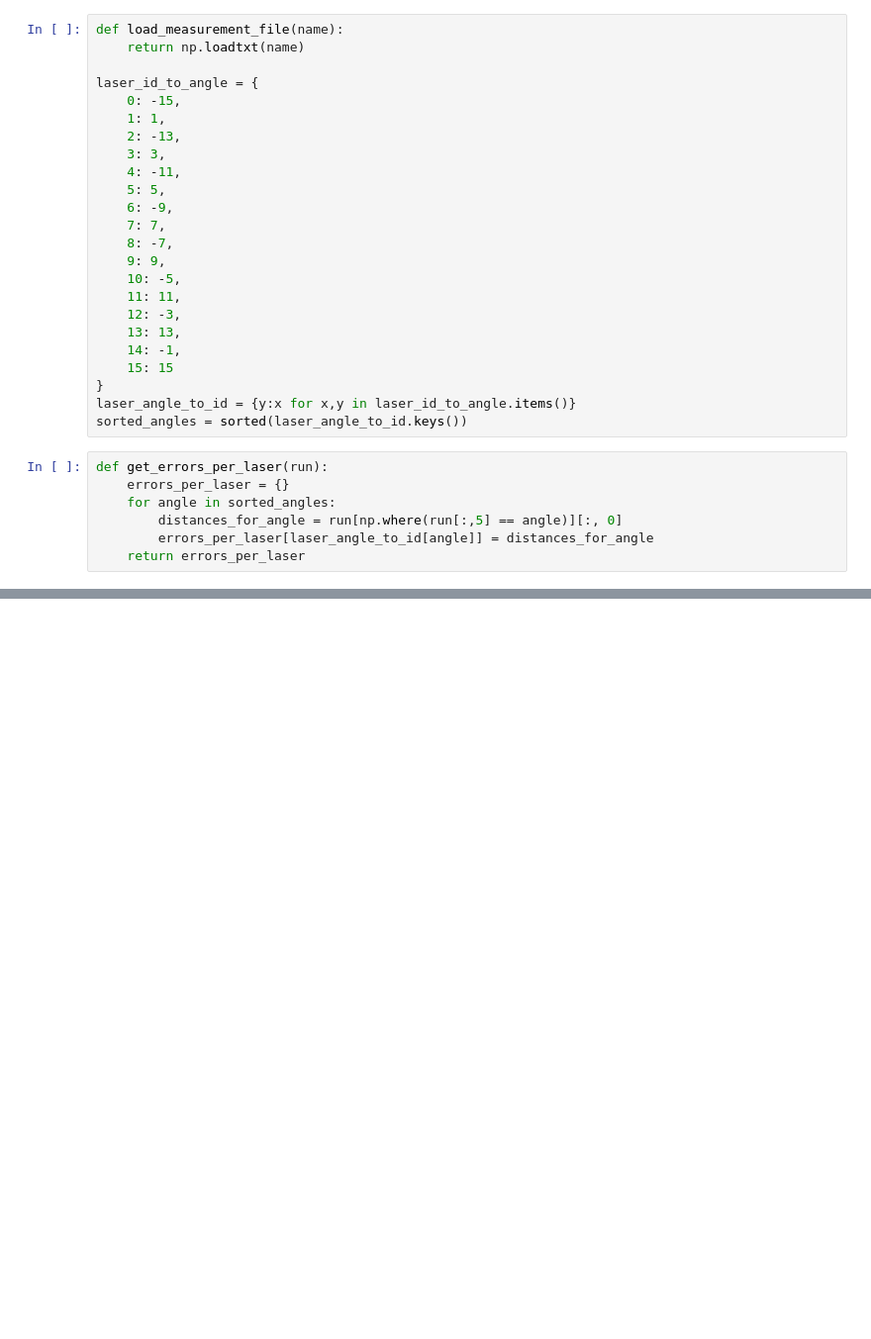
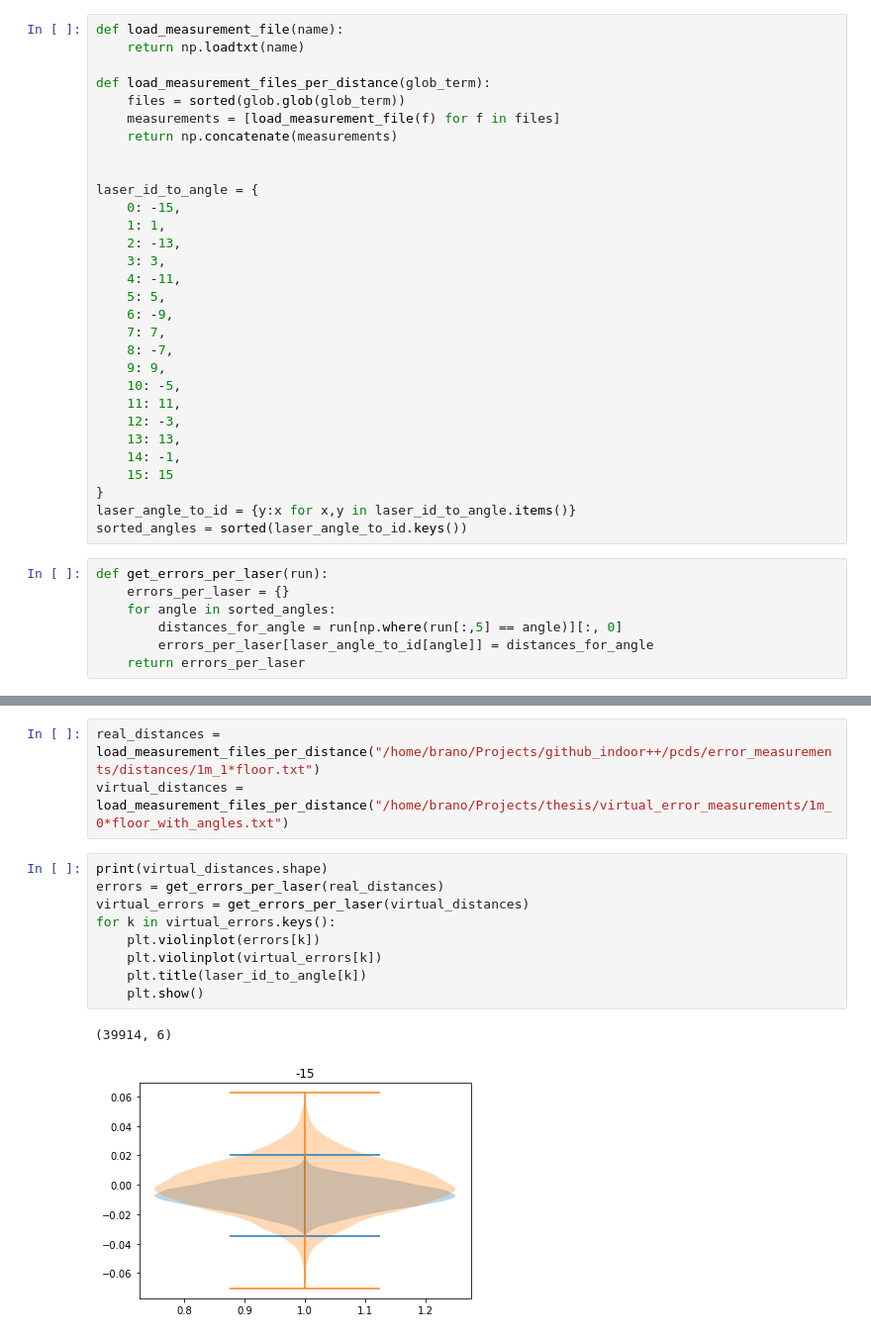
Before and after one commit to branislavjenco/thesis-code, a Jupyter notebook: per_laser_errors.ipynb, the cells around one changed output, grey strips where cells are left out. Shown: that part at 99% size. Saved outputs shown, nothing was run; the diff lists cells and outputs as text; blank space fills up the shorter version.

```diff
--- a/per_laser_errors.ipynb
+++ b/per_laser_errors.ipynb
@@ -4,6 +5,12 @@ import numpy as np
 # %%
 def load_measurement_file(name):
     return np.loadtxt(name)
+
+def load_measurement_files_per_distance(glob_term):
+    files = sorted(glob.glob(glob_term))
+    measurements = [load_measurement_file(f) for f in files]
+    return np.concatenate(measurements)
+
 
 laser_id_to_angle = {
     0: -15,
@@ -59,0 +42,15 @@ for k in virtual_errors.keys():
+# %%
+real_distances = load_measurement_files_per_distance("/home/brano/Projects/github_indoor++/pcds/error_measurements/distances/1m_1*floor.txt")
+virtual_distances = load_measurement_files_per_distance("/home/brano/Projects/thesis/virtual_error_measurements/1m_0*floor_with_angles.txt")
+# %%
+print(virtual_distances.shape)
+errors = get_errors_per_laser(real_distances)
+virtual_errors = get_errors_per_laser(virtual_distances)
+for k in virtual_errors.keys():
+    plt.violinplot(errors[k])
+    plt.violinplot(virtual_errors[k])
+    plt.title(laser_id_to_angle[k])
+    plt.show()
+# %% [output]
+(39914, 6)
+[figure, added]
```
Also changed, not shown: parts of 4 cells of this notebook, 4 other files.
